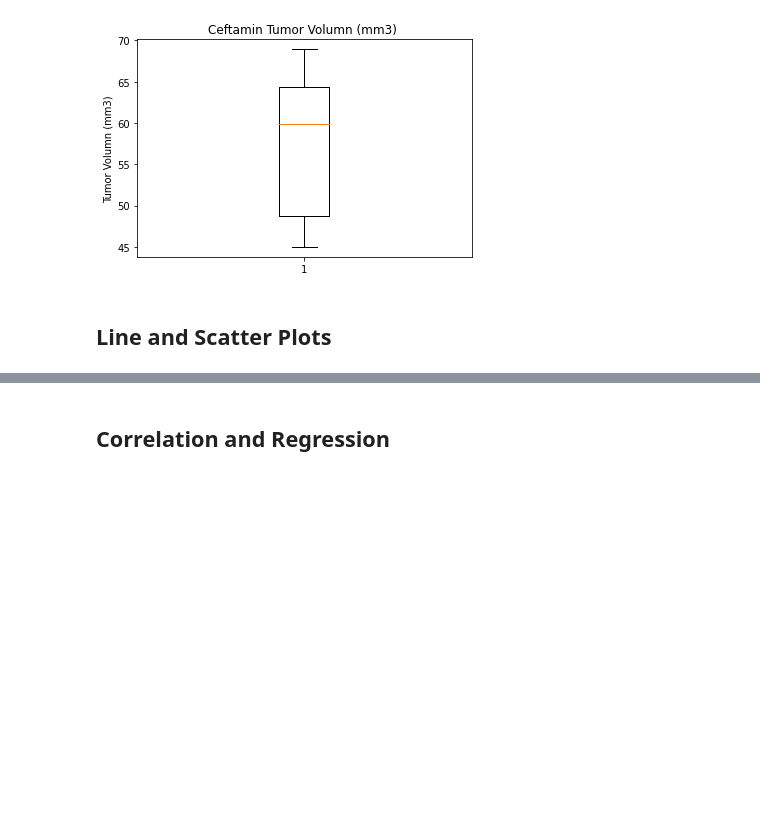
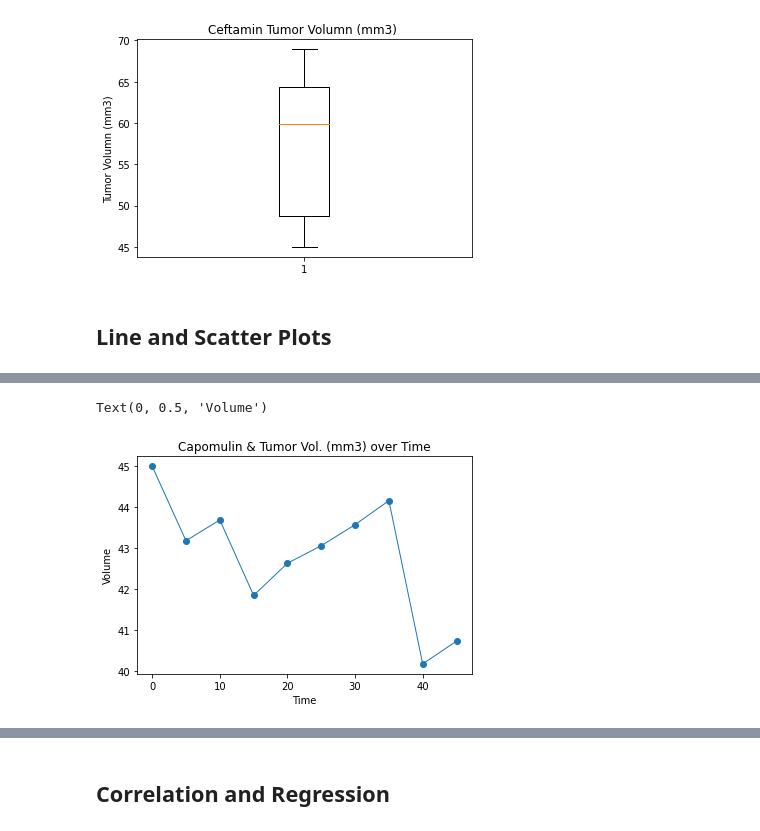
Before and after one commit to PeterGeorgeVlahos/Matplotlib, a Jupyter notebook: pymaceuticals_working_notebook.ipynb, the cells around one changed output, grey strips where cells are left out. Cells and saved outputs as stored; diff of their text form; code cells hidden in the pictures; blank space fills up the shorter version.

Commit message:
quartile not working still, scatter plot not making sense.

```diff
--- a/pymaceuticals_working_notebook.ipynb
+++ b/pymaceuticals_working_notebook.ipynb
@@ -579 +595,15 @@ plt.show()
+# %%
+# Generate a line plot of tumor volume vs. time point for a mouse treated with Capomulin
+#Arugh...  .loc is frustrating!!!
+cap_vol_time = clean_mouse_data.loc[clean_mouse_data["Drug Regimen"] == 'Capomulin' ]
+cap_vol_time['Mouse ID'].value_counts()
+mouse_cap_vol_time = cap_vol_time.loc[cap_vol_time["Mouse ID"] == 's710']
+
+plt.plot(mouse_cap_vol_time['Timepoint'], mouse_cap_vol_time['Tumor Volume (mm3)'], marker="o", linewidth=1)
+plt.title('Capomulin & Tumor Vol. (mm3) over Time')
+plt.xlabel("Time")
+plt.ylabel("Volume")
+# %% [output]
+Text(0, 0.5, 'Volume')
+[figure, added]
 # %%
```
Also changed, not shown: parts of 3 cells of this notebook.
